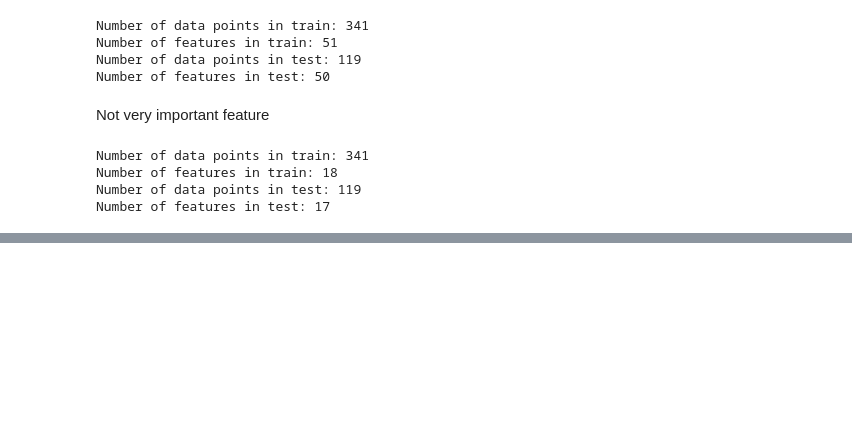
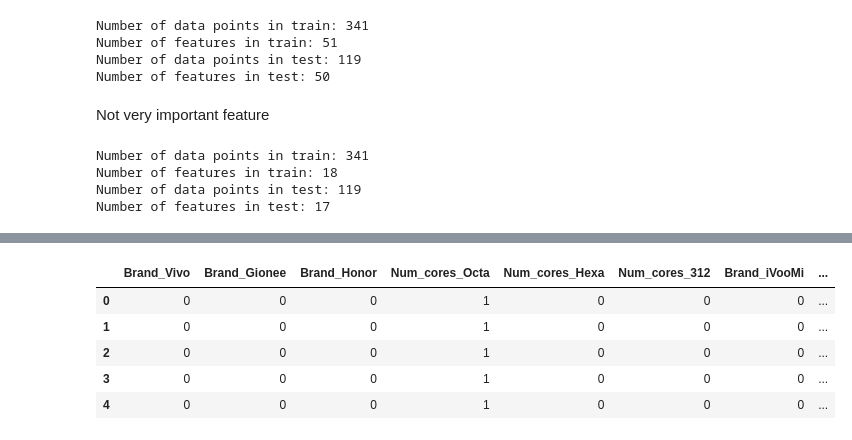
Before and after one commit to chinthanishanth/deep_learning, a Jupyter notebook: Python MP Neuron Perceptron/Mobile_Like_and_Dislike_Prediction.ipynb, the cells around one changed output, grey strips where cells are left out. Cells and saved outputs as stored; diff of their text form; code cells hidden in the pictures; blank space fills up the shorter version.

```diff
--- a/Python MP Neuron Perceptron/Mobile_Like_and_Dislike_Prediction.ipynb
+++ b/Python MP Neuron Perceptron/Mobile_Like_and_Dislike_Prediction.ipynb
@@ -453,0 +483,3 @@ train_new.head()
+# %%
+X_columns_binarized_train["PhoneId"] = X_train["PhoneId"].values
+X_columns_binarized_test["PhoneId"] = test_new["PhoneId"].values
@@ -453,0 +488,16 @@ train_new.head()
+# %%
+Binarized_columns_train = set(X_train.columns)  - set(X_columns_binarized_train.columns)
+X_columns_binarized_train_1 = X_train[Binarized_columns_train]
+Binarized_columns_test = set(test_new.columns) - set(X_columns_binarized_test.columns)
+X_columns_binarized_test_1 = test_new[Binarized_columns_test]
+# %%
+X_columns_binarized_train_1["PhoneId"] = Y_train.values
+X_columns_binarized_test_1["PhoneId"] = test_new["PhoneId"].values
+X_columns_binarized_test_1.head()
+# %% [output]
+|  | Brand_Vivo | Brand_Gionee | Brand_Honor | Num_cores_Octa | Num_cores_Hexa | Num_cores_312 | Brand_iVooMi | ... |
+| 0 | 0 | 0 | 0 | 1 | 0 | 0 | 0 | ... |
+| 1 | 0 | 0 | 0 | 1 | 0 | 0 | 0 | ... |
+| 2 | 0 | 0 | 0 | 1 | 0 | 0 | 0 | ... |
+| 3 | 0 | 0 | 0 | 1 | 0 | 0 | 0 | ... |
+| 4 | 0 | 0 | 0 | 1 | 0 | 0 | 0 | ... |
```
Also changed, not shown: parts of 23 cells of this notebook.
